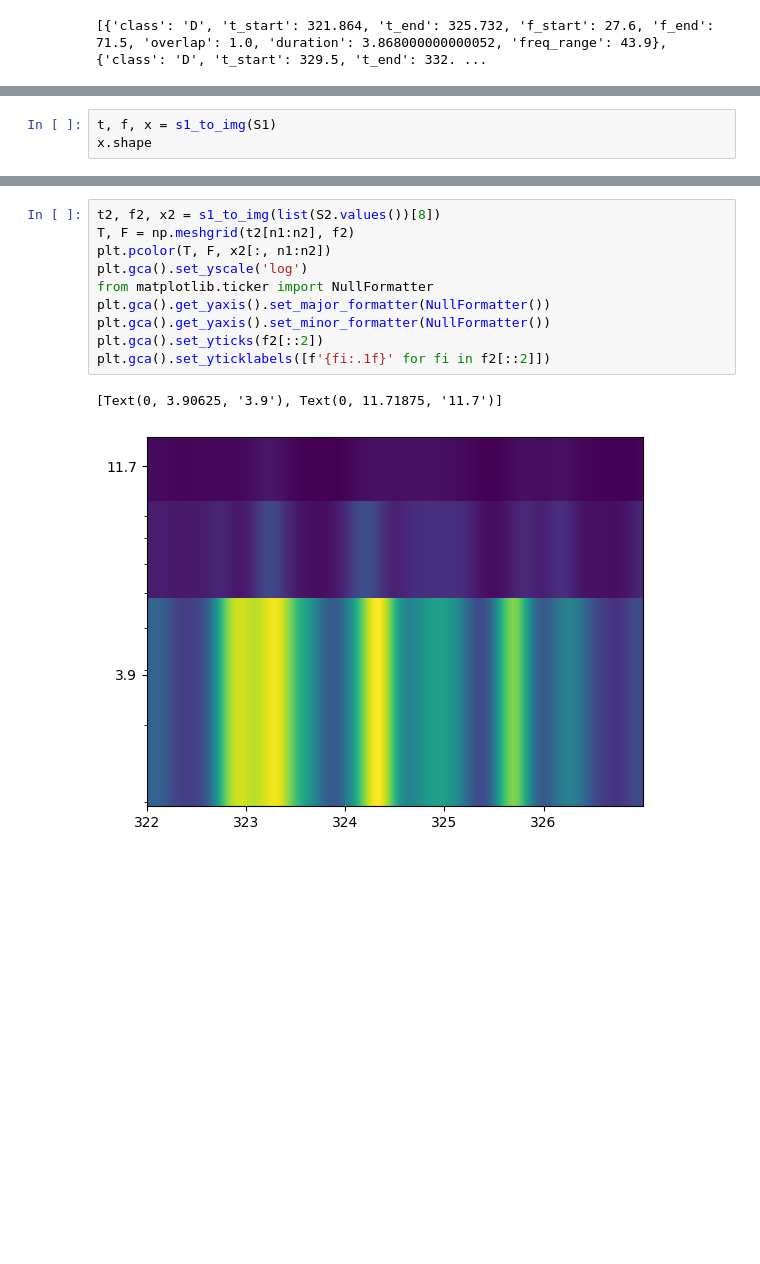
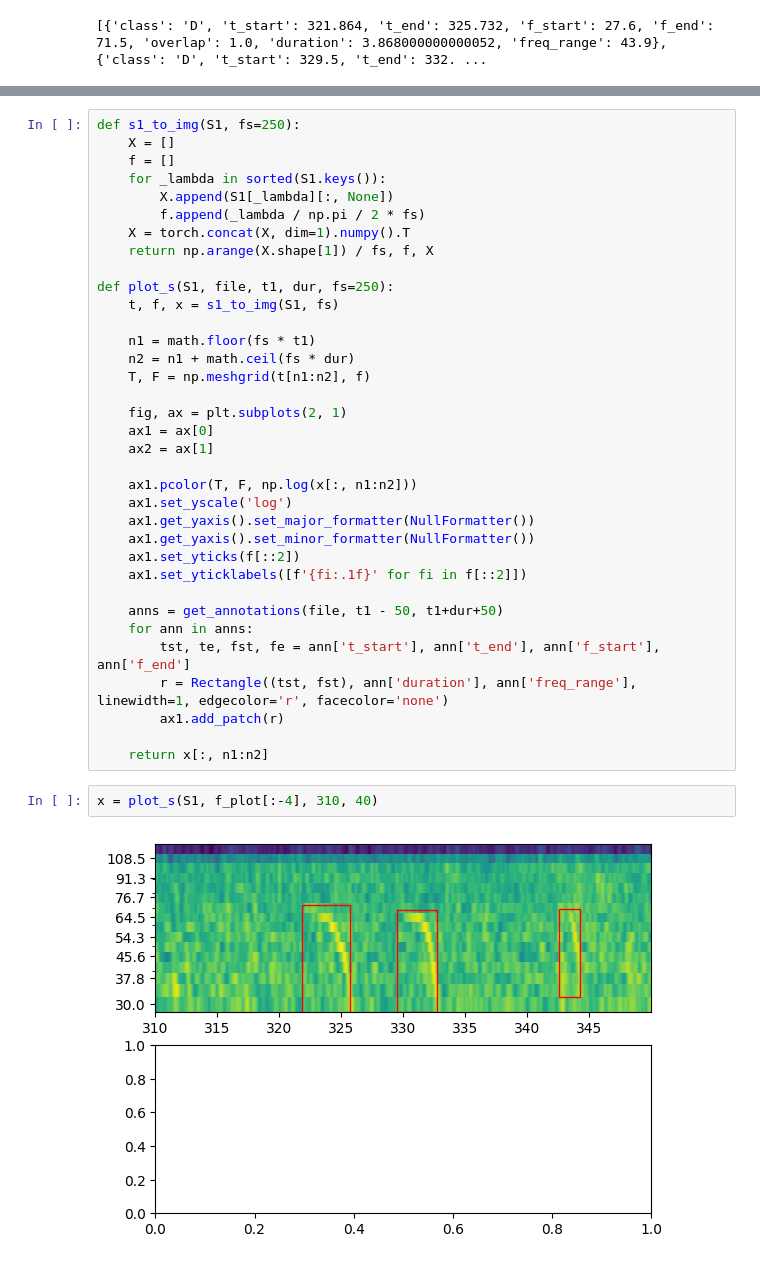
Before and after one commit to marcorad/detecting-and-classifying-whale-calls-with-spectral-entropy-and-wavelet-scattering, a Jupyter notebook: scripts/plots.ipynb, the cells around one changed output, grey strips where cells are left out. Saved outputs shown, nothing was run; the diff lists cells and outputs as text; blank space fills up the shorter version.

```diff
--- a/scripts/plots.ipynb
+++ b/scripts/plots.ipynb
@@ -41,3 +35,0 @@ def s1_to_img(S1, fs=250):
-# %%
-t, f, x = s1_to_img(S1)
-x.shape
@@ -70,13 +36,39 @@ plt.gca().set_yticklabels([f'{fi:.1f}' for fi in f[::2]])
-# %%
-t2, f2, x2 = s1_to_img(list(S2.values())[8])
-T, F = np.meshgrid(t2[n1:n2], f2)
-plt.pcolor(T, F, x2[:, n1:n2])
-plt.gca().set_yscale('log')
-from matplotlib.ticker import NullFormatter
-plt.gca().get_yaxis().set_major_formatter(NullFormatter())
-plt.gca().get_yaxis().set_minor_formatter(NullFormatter())
-plt.gca().set_yticks(f2[::2])
-plt.gca().set_yticklabels([f'{fi:.1f}' for fi in f2[::2]])
-# %% [output]
-[Text(0, 3.90625, '3.9'), Text(0, 11.71875, '11.7')]
-[figure, removed]
+# %%
+def s1_to_img(S1, fs=250):
+    X = []
+    f = []
+    for _lambda in sorted(S1.keys()):
+        X.append(S1[_lambda][:, None])
+        f.append(_lambda / np.pi / 2 * fs)
+    X = torch.concat(X, dim=1).numpy().T
+    return np.arange(X.shape[1]) / fs, f, X
+
+def plot_s(S1, file, t1, dur, fs=250):
+    t, f, x = s1_to_img(S1, fs)
+
+    n1 = math.floor(fs * t1)
+    n2 = n1 + math.ceil(fs * dur)
+    T, F = np.meshgrid(t[n1:n2], f)
+
+    fig, ax = plt.subplots(2, 1)
+    ax1 = ax[0]
+    ax2 = ax[1]
+
+    ax1.pcolor(T, F, np.log(x[:, n1:n2]))
+    ax1.set_yscale('log')
+    ax1.get_yaxis().set_major_formatter(NullFormatter())
+    ax1.get_yaxis().set_minor_formatter(NullFormatter())
+    ax1.set_yticks(f[::2])
+    ax1.set_yticklabels([f'{fi:.1f}' for fi in f[::2]])
+
+    anns = get_annotations(file, t1 - 50, t1+dur+50)
+    for ann in anns:
+        tst, te, fst, fe = ann['t_start'], ann['t_end'], ann['f_start'], ann['f_end']
+        r = Rectangle((tst, fst), ann['duration'], ann['freq_range'], linewidth=1, edgecolor='r', facecolor='none')
+        ax1.add_patch(r)
+
+    return x[:, n1:n2]
+# %%
+x = plot_s(S1, f_plot[:-4], 310, 40)
+# %% [output]
+[figure, added]
```
Also changed, not shown: parts of 5 cells of this notebook, 6 other files.
